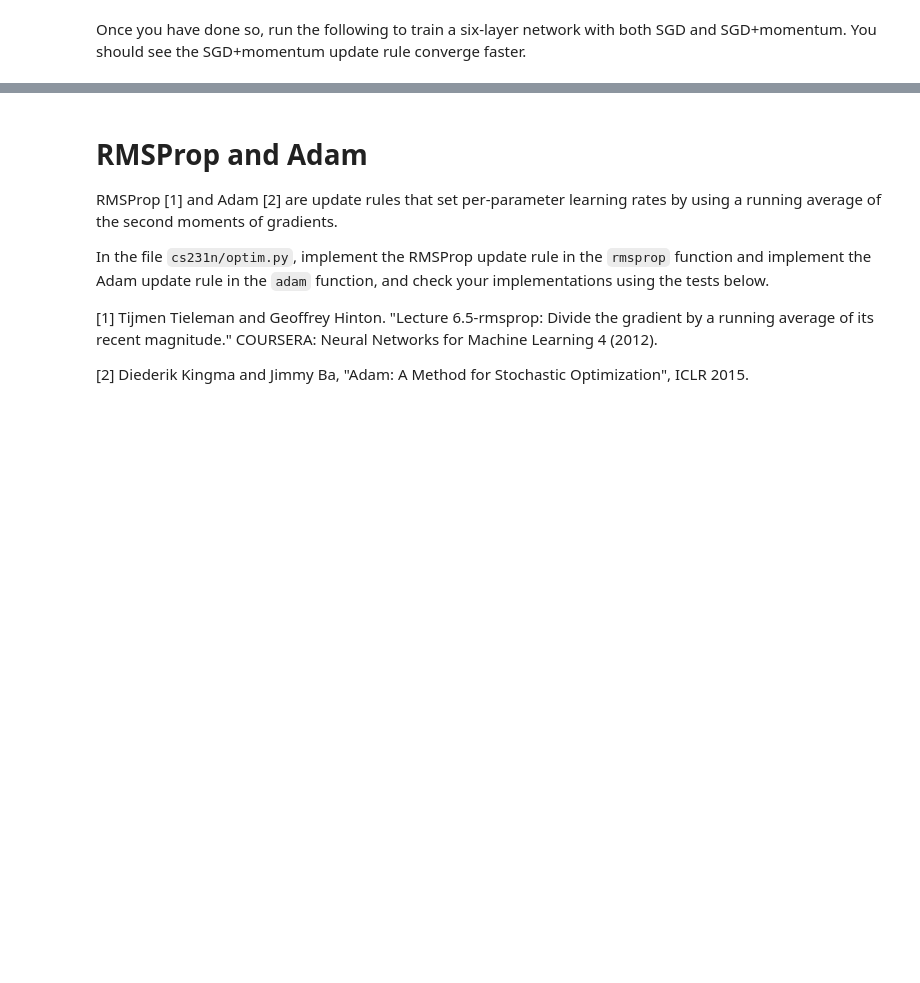
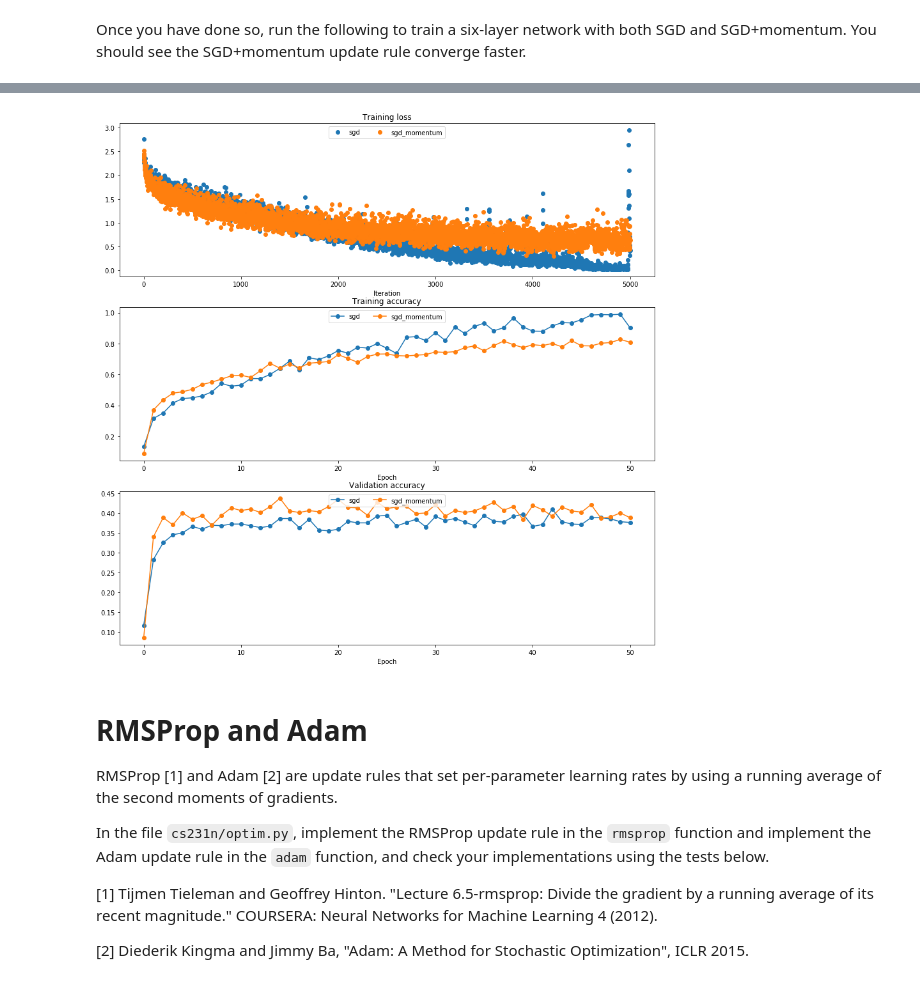
Before and after one commit to iznauy/cs231n, a Jupyter notebook: assignment2/FullyConnectedNets.ipynb, the cells around one changed output, grey strips where cells are left out. Drawn from its saved outputs; the diff is of its cells as text; code cells hidden in the pictures; blank space fills up the shorter version.

```diff
--- a/assignment2/FullyConnectedNets.ipynb
+++ b/assignment2/FullyConnectedNets.ipynb
@@ -561,7 +563,7 @@ print('velocity error: ', rel_error(expected_velocity, config['velocity']))
 # %% [markdown]
 Once you have done so, run the following to train a six-layer network with both SGD and SGD+momentum. You should see the SGD+momentum update rule converge faster.
 # %%
-num_train = 4000
+num_train = 10000
 small_data = {
   'X_train': data['X_train'][:num_train],
   'y_train': data['y_train'][:num_train],
@@ -576,12 +578,12 @@ for update_rule in ['sgd', 'sgd_momentum']:
   model = FullyConnectedNet([100, 100, 100, 100, 100], weight_scale=5e-2)
 
   solver = Solver(model, small_data,
-                  num_epochs=5, batch_size=100,
+                  num_epochs=50, batch_size=100,
                   update_rule=update_rule,
                   optim_config={
                     'learning_rate': 1e-2,
                   },
-                  verbose=True)
+                  verbose=True, print_every=1000)
   solvers[update_rule] = solver
   solver.train()
   print()
@@ -613,3 +615,4 @@ for i in [1, 2, 3]:
   plt.legend(loc='upper center', ncol=4)
 plt.gcf().set_size_inches(15, 15)
 plt.show()
+# %% [output]
@@ -616,3 +636,4 @@ plt.show()
+[figure, added]
 # %% [markdown]
 # RMSProp and Adam
 RMSProp [1] and Adam [2] are update rules that set per-parameter learning rates by using a running average of the second moments of gradients.
```
Also changed, not shown: parts of 9 cells of this notebook, 1 other file.
